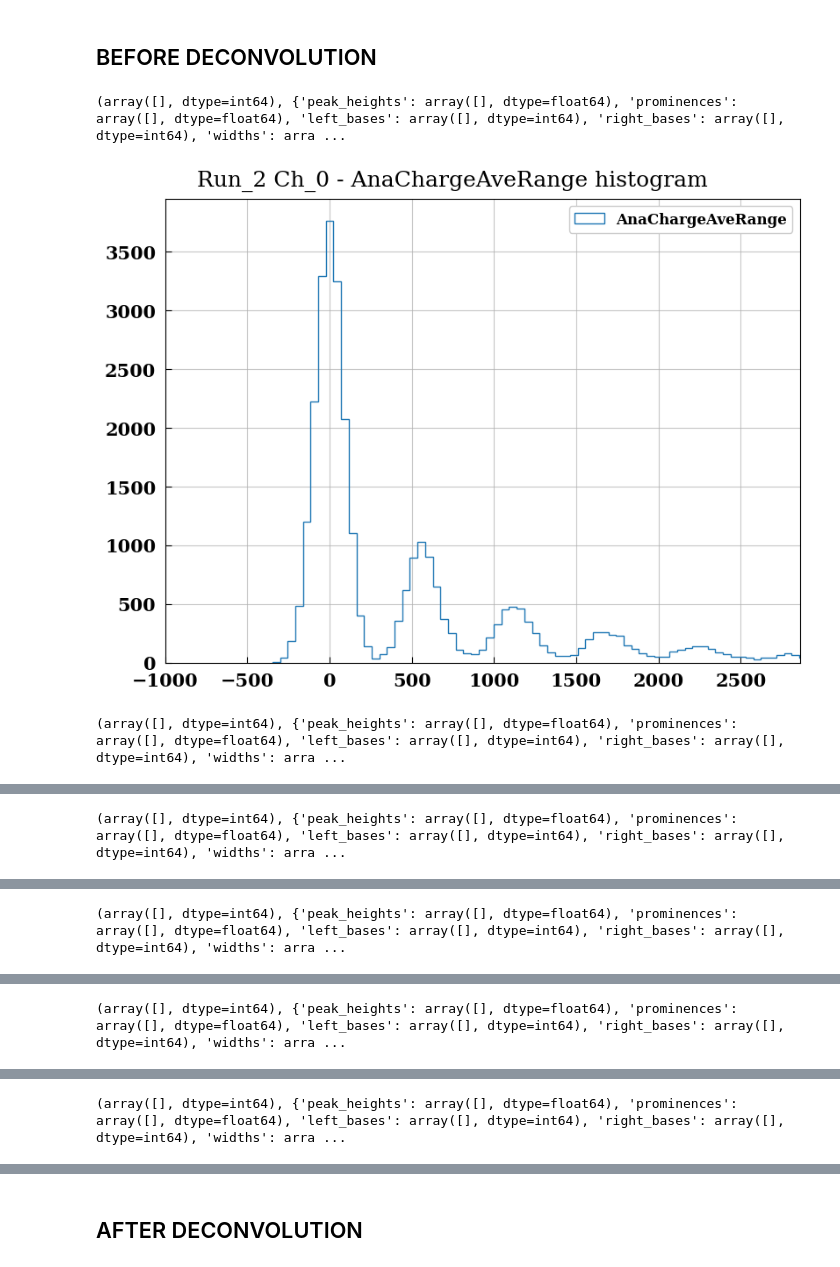
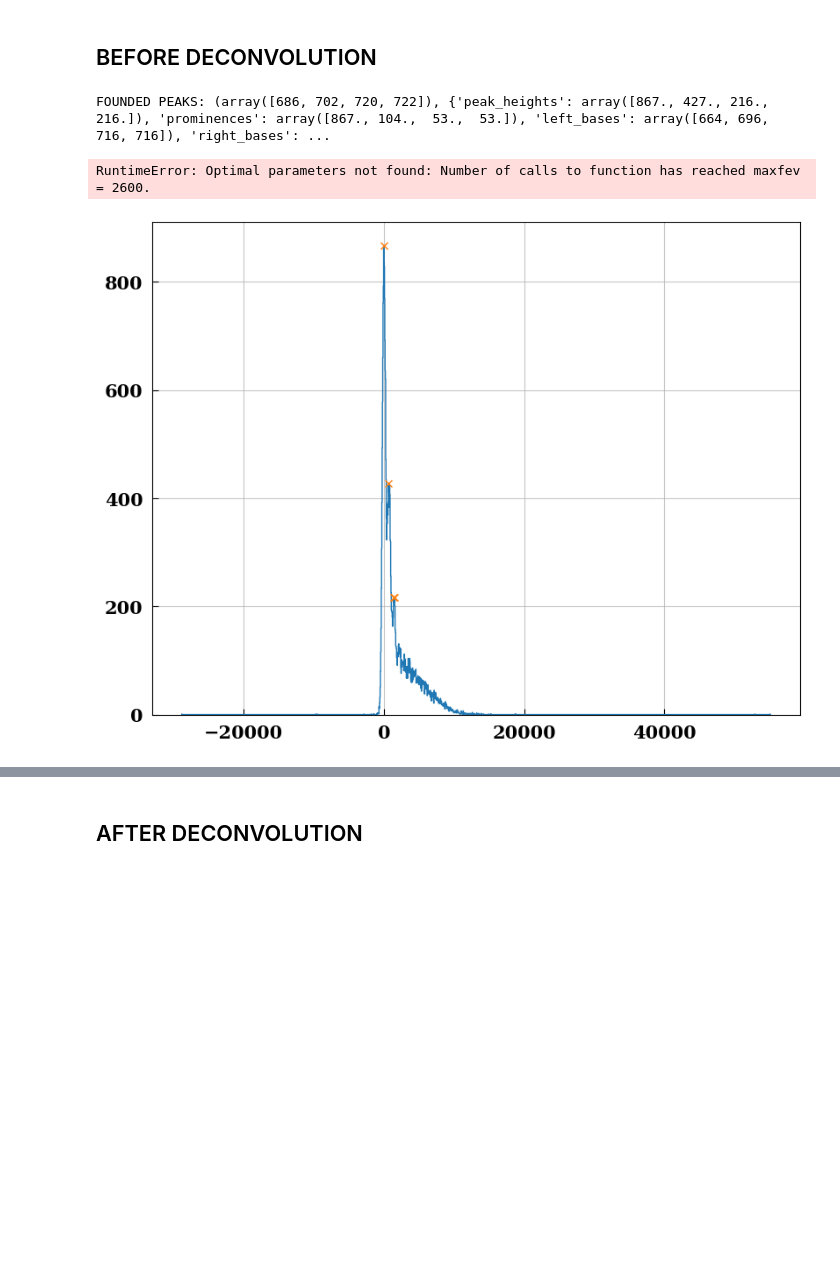
Before and after one commit to CIEMAT-Neutrino/SCINT, a Jupyter notebook: 00TUTORIAL/06Calibration.ipynb, the cells around one changed output, grey strips where cells are left out. Saved outputs shown, nothing was run; the diff lists cells and outputs as text; code cells hidden in the pictures; blank space fills up the shorter version.

```diff
--- a/00TUTORIAL/06Calibration.ipynb
+++ b/00TUTORIAL/06Calibration.ipynb
@@ -56,40 +190,74 @@ load_npy --> DONE!
 # %% [markdown]
 ## BEFORE DECONVOLUTION
+# %%
+OPT["THRESHOLD"]  = 100
+OPT["WIDTH"]      = 200
+OPT["PROMINENCE"] = 0.2
+OPT["ACCURACY"]   = 2000
 # %%
 params = {"THRESHOLD": 10, "WIDTH": 15, "PROMINENCE": 0.5, "ACCURACY": 500, "FIT": "gaussian"}
 new_params = {}
 for i,param in enumerate(params.keys()):
     if check_key(OPT,param) == True: new_params[param] = OPT[param]
     else:                            new_params[param] = params[param]
+# %%
+def fit_gaussians(x, y, *p0):
+    assert x.shape == y.shape, "Input arrays must have the same shape."
+    # try:
+    popt, pcov = curve_fit(gaussian_train, x,y, p0=p0[0])
+    fit_y=gaussian_train(x,*popt)
+    chi_squared = np.sum((y[abs(fit_y)>0.1] - fit_y[abs(fit_y)>0.1]) ** 2 / fit_y[abs(fit_y)>0.1]) / (y.size - len(popt))
+    plt.figure(dpi=200, figsize=(12, 6))
+    fig = plt.axes()
+    plt.plot(x, y, 'b-', label='data')
+    plt.plot(x, fit_y, 'r-', label='fit',linewidth=1)
+    plt.grid()
+    return popt,fit_y,chi_squared
 # %%
-keys = ["AnaChargeAveRange"];
+keys = ["AnaChargeAveRangeSIGNAL"];
 density = OPT["NORM"]
 binning = OPT["ACCURACY"]
 debug = True
+channels = [6]
 
 for r,run in enumerate(runs["CALIB_RUNS"]):
     for c,ch in enumerate(channels):
         fig_cal, ax_cal = plt.subplots(1,1, figsize = (8,6)); add_grid(ax_cal)
         for key in keys:
             counts, bins, bars = ax_cal.hist(runs["CALIB_RUNS"][runs["CALIB_RUNS"]["NRun"][0]][ch][key],bins = int(binning),histtype="step", label=key, density=density);
 
-            peaks=find_peaks(counts,height=new_params["THRESHOLD"],width=new_params["WIDTH"]) #,width=my_sigma[c]
-            print(peaks)
+            # peaks = find_peaks(counts,height=new_params["THRESHOLD"],width=new_params["WIDTH"]) #,width=my_sigma[c]
+            peaks = find_peaks(counts,height=150,width=4)
             ax_cal.plot(bins[peaks[0]],peaks[1]["peak_heights"],"x") #a Rodrigo le gustan las x para los picos jaja
+            print("FOUNDED PEAKS:", peaks)
+            counts,bins= np.histogram(runs["CALIB_RUNS"][runs["CALIB_RUNS"]["NRun"][0]][ch]["AnaChargeAveRangeSIGNAL"],int(binning));#need to convert to PE
 
-            # x, y, peak_idx, valley_idx, popt, pcov, perr = gaussian_train_fit(counts, bins, bars, new_params, debug=debug)
-            # ax_cal.axhline(params["THRESHOLD"], ls='--')
-            # # ax_cal.plot(x[peak_idx], y[peak_idx], 'r.', lw=4)
-            # ax_cal.plot(x[valley_idx], y[valley_idx], 'b.', lw=6)
-            # ax_cal.plot(x,gaussian_train(x, *popt),color="red", ls='--', linewidth=1,label="Best fit")
+            def fit_gaussians(x, y, *p0):
+                assert x.shape == y.shape, "Input arrays must have the same shape."
+                # try:
+                popt, pcov = curve_fit(gaussian_train, x,y, p0=p0[0])
+                fit_y=gaussian_train(x,*popt)
+                chi_squared = np.sum((y[abs(fit_y)>0.1] - fit_y[abs(fit_y)>0.1]) ** 2 / fit_y[abs(fit_y)>0.1]) / (y.size - len(popt))
+                plt.figure(dpi=200, figsize=(12, 6))
+                fig = plt.axes()
+                plt.plot(x, y, 'b-', label='data')
+                plt.plot(x, fit_y, 'r-', label='fit',linewidth=1)
+                plt.grid()
+                return popt,fig, chi_squared
+
+            params=np.zeros(len(peaks[0])*3)
+            params[0::3]=peaks[1]["peak_heights"]
+            params[1::3]=bins[peaks[0]]
+            params[2::3]=1e2
+            vars,fig,qs=fit_gaussians(bins[:-1],counts,params)
 
         # plt.semilogy()
-        plt.xlim([-1e3,x[peak_idx[-1]]*5])
+        plt.xlim([-1e3,bins[peaks[0][-1]]*5])
         fig_cal.suptitle("Run_{} Ch_{} - {} histogram".format(runs["CALIB_RUNS"]["NRun"][0],ch,key))
-        # fig_cal.supxlabel(key+" ("+runs["CALIB_RUNS"][runs["CALIB_RUNS"]["NRun"][0]][ch]["UnitsDict"][key]+")"); fig_cal.supylabel("Counts")
+        fig_cal.supxlabel(key + " [ADC]"); fig_cal.supylabel("Counts")
         plt.legend()
         plt.show()
 # %% [output]
-(array([], dtype=int64), {'peak_heights': array([], dtype=float64), 'prominences': array([], dtype=float64), 'left_bases': array([], dtype=int64), 'right_bases': array([], dtype=int64), 'widths': arra ...
+FOUNDED PEAKS: (array([686, 702, 720, 722]), {'peak_heights': array([867., 427., 216., 216.]), 'prominences': array([867., 104.,  53.,  53.]), 'left_bases': array([664, 696, 716, 716]), 'right_bases': ...
+RuntimeError: Optimal parameters not found: Number of calls to function has reached maxfev = 2600.
-[figure, old version]
+[figure, new version]
-(array([], dtype=int64), {'peak_heights': array([], dtype=float64), 'prominences': array([], dtype=float64), 'left_bases': array([], dtype=int64), 'right_bases': array([], dtype=int64), 'widths': arra ...
@@ -97 +263,0 @@ for r,run in enumerate(runs["CALIB_RUNS"]):
-(array([], dtype=int64), {'peak_heights': array([], dtype=float64), 'prominences': array([], dtype=float64), 'left_bases': array([], dtype=int64), 'right_bases': array([], dtype=int64), 'widths': arra ...
@@ -99 +263,0 @@ for r,run in enumerate(runs["CALIB_RUNS"]):
-(array([], dtype=int64), {'peak_heights': array([], dtype=float64), 'prominences': array([], dtype=float64), 'left_bases': array([], dtype=int64), 'right_bases': array([], dtype=int64), 'widths': arra ...
@@ -101 +263,0 @@ for r,run in enumerate(runs["CALIB_RUNS"]):
-(array([], dtype=int64), {'peak_heights': array([], dtype=float64), 'prominences': array([], dtype=float64), 'left_bases': array([], dtype=int64), 'right_bases': array([], dtype=int64), 'widths': arra ...
@@ -103 +263,0 @@ for r,run in enumerate(runs["CALIB_RUNS"]):
-(array([], dtype=int64), {'peak_heights': array([], dtype=float64), 'prominences': array([], dtype=float64), 'left_bases': array([], dtype=int64), 'right_bases': array([], dtype=int64), 'widths': arra ...
```
Also changed, not shown: parts of 16 cells of this notebook, 2 other files.
